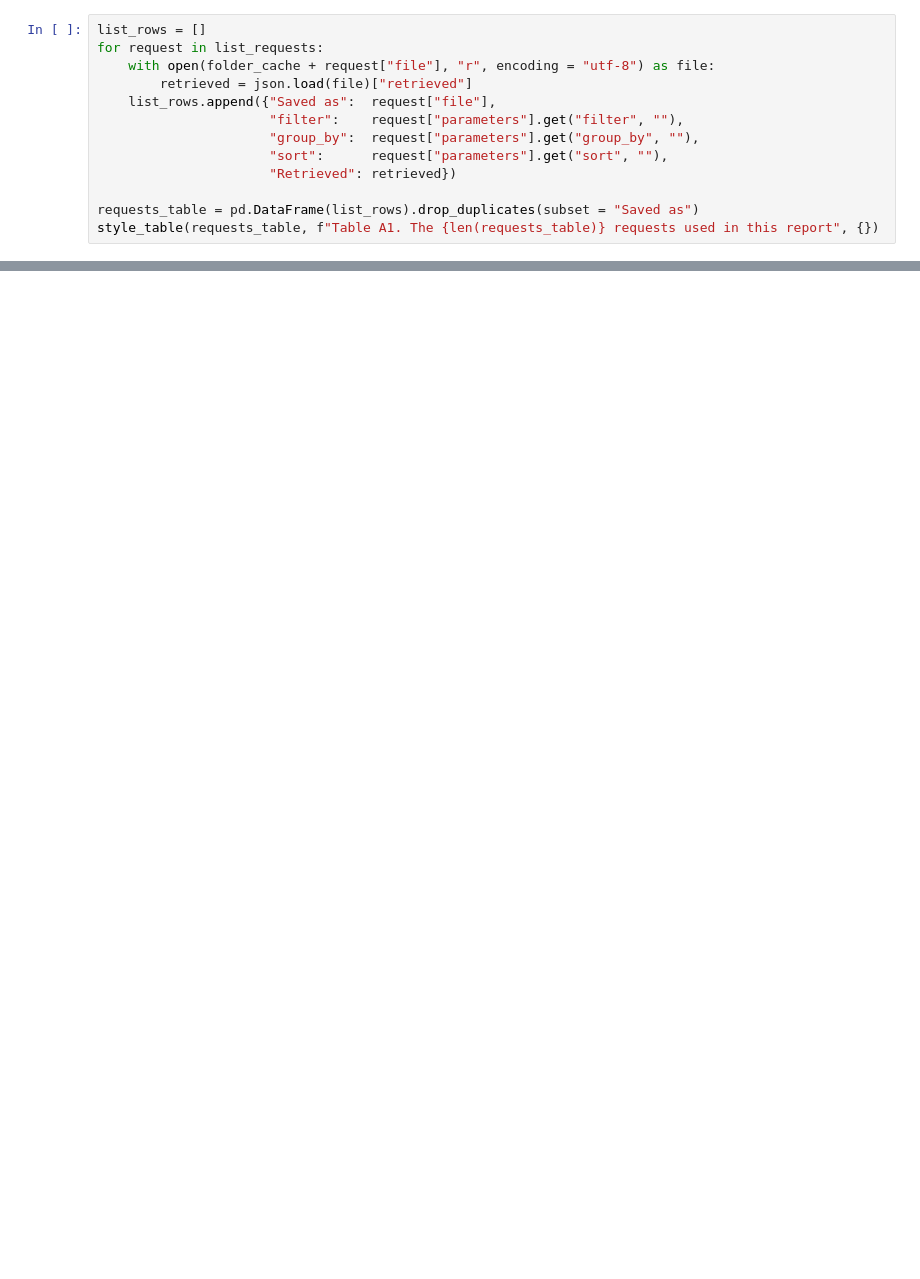
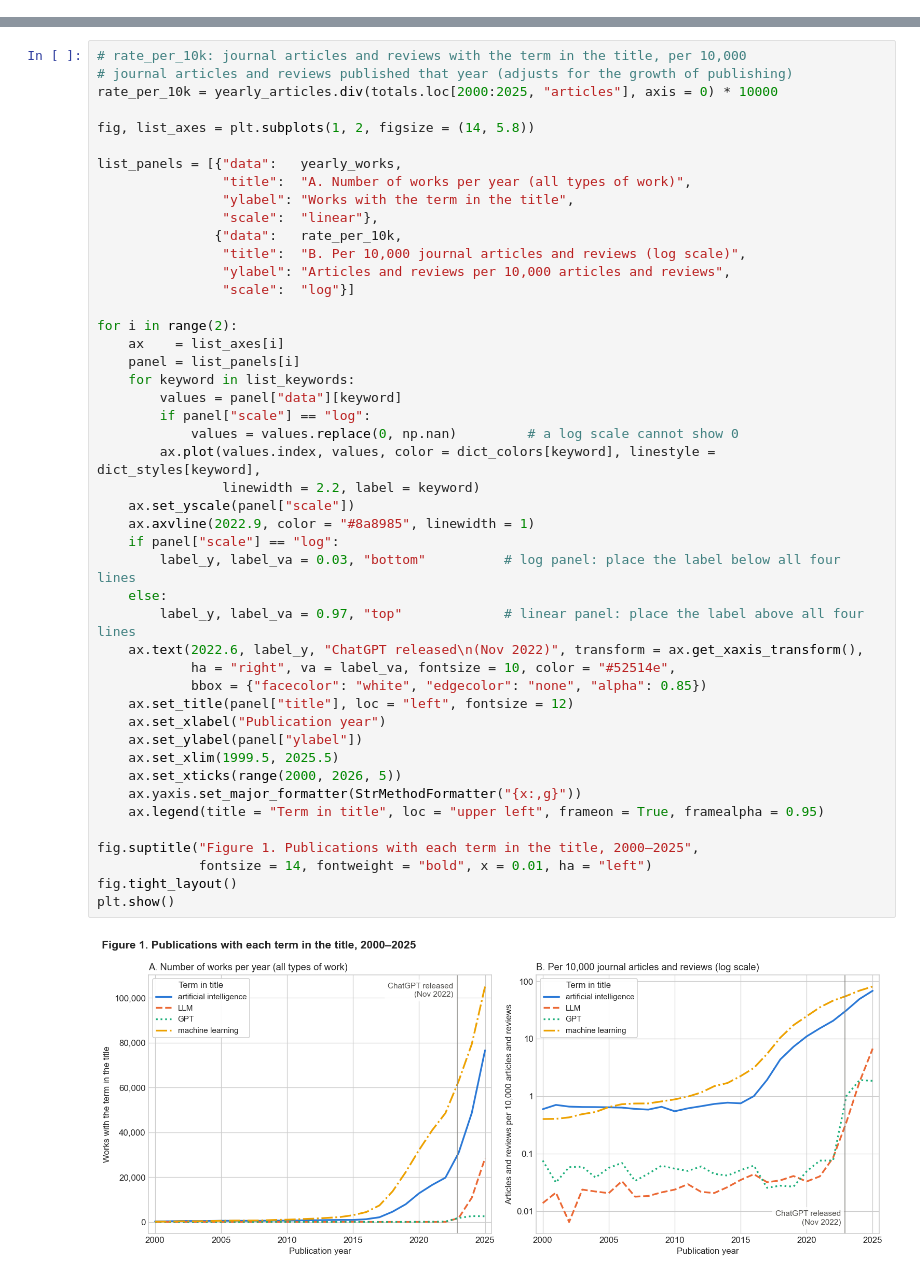
Before and after one commit to rola2005-klc/datasci530fall2026, a Jupyter notebook: Lecture 07/DATASCI530_Assignment3.ipynb, the cells around one changed output, grey strips where cells are left out. Drawn from its saved outputs; the diff is of its cells as text; blank space fills up the shorter version.

```diff
--- a/Lecture 07/DATASCI530_Assignment3.ipynb
+++ b/Lecture 07/DATASCI530_Assignment3.ipynb
@@ -873,13 +0,0 @@ Every request sent to `https://api.openalex.org/works`, the file it is saved in,
-# %%
-list_rows = []
-for request in list_requests:
-    with open(folder_cache + request["file"], "r", encoding = "utf-8") as file:
-        retrieved = json.load(file)["retrieved"]
-    list_rows.append({"Saved as":  request["file"],
-                      "filter":    request["parameters"].get("filter", ""),
-                      "group_by":  request["parameters"].get("group_by", ""),
-                      "sort":      request["parameters"].get("sort", ""),
-                      "Retrieved": retrieved})
-
-requests_table = pd.DataFrame(list_rows).drop_duplicates(subset = "Saved as")
-style_table(requests_table, f"Table A1. The {len(requests_table)} requests used in this report", {})
@@ -904,0 +862,48 @@ Table A1. The 29 requests used in this report
+# %%
+# rate_per_10k: journal articles and reviews with the term in the title, per 10,000
+# journal articles and reviews published that year (adjusts for the growth of publishing)
+rate_per_10k = yearly_articles.div(totals.loc[2000:2025, "articles"], axis = 0) * 10000
+
+fig, list_axes = plt.subplots(1, 2, figsize = (14, 5.8))
+
+list_panels = [{"data":   yearly_works,
+                "title":  "A. Number of works per year (all types of work)",
+                "ylabel": "Works with the term in the title",
+                "scale":  "linear"},
+               {"data":   rate_per_10k,
+                "title":  "B. Per 10,000 journal articles and reviews (log scale)",
+                "ylabel": "Articles and reviews per 10,000 articles and reviews",
+                "scale":  "log"}]
+
+for i in range(2):
+    ax    = list_axes[i]
+    panel = list_panels[i]
+    for keyword in list_keywords:
+        values = panel["data"][keyword]
+        if panel["scale"] == "log":
+            values = values.replace(0, np.nan)         # a log scale cannot show 0
+        ax.plot(values.index, values, color = dict_colors[keyword], linestyle = dict_styles[keyword],
+                linewidth = 2.2, label = keyword)
+    ax.set_yscale(panel["scale"])
+    ax.axvline(2022.9, color = "#8a8985", linewidth = 1)
+    if panel["scale"] == "log":
+        label_y, label_va = 0.03, "bottom"          # log panel: place the label below all four lines
+    else:
+        label_y, label_va = 0.97, "top"             # linear panel: place the label above all four lines
+    ax.text(2022.6, label_y, "ChatGPT released\n(Nov 2022)", transform = ax.get_xaxis_transform(),
+            ha = "right", va = label_va, fontsize = 10, color = "#52514e",
+            bbox = {"facecolor": "white", "edgecolor": "none", "alpha": 0.85})
+    ax.set_title(panel["title"], loc = "left", fontsize = 12)
+    ax.set_xlabel("Publication year")
+    ax.set_ylabel(panel["ylabel"])
+    ax.set_xlim(1999.5, 2025.5)
+    ax.set_xticks(range(2000, 2026, 5))
+    ax.yaxis.set_major_formatter(StrMethodFormatter("{x:,g}"))
+    ax.legend(title = "Term in title", loc = "upper left", frameon = True, framealpha = 0.95)
+
+fig.suptitle("Figure 1. Publications with each term in the title, 2000–2025",
+             fontsize = 14, fontweight = "bold", x = 0.01, ha = "left")
+fig.tight_layout()
+plt.show()
+# %% [output]
+[figure, added]
```
Also changed, not shown: parts of 87 cells of this notebook, 5 other files.
